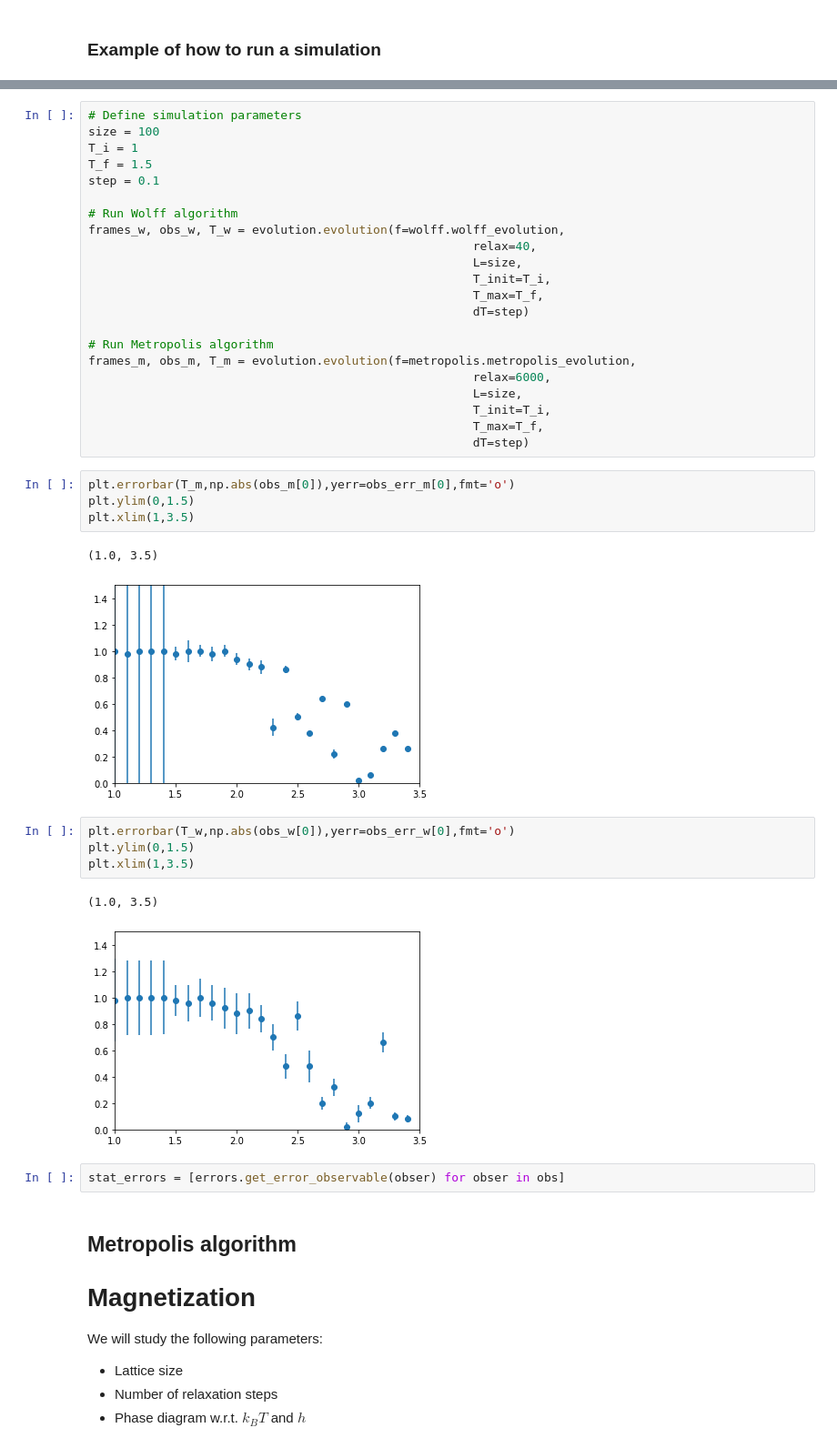
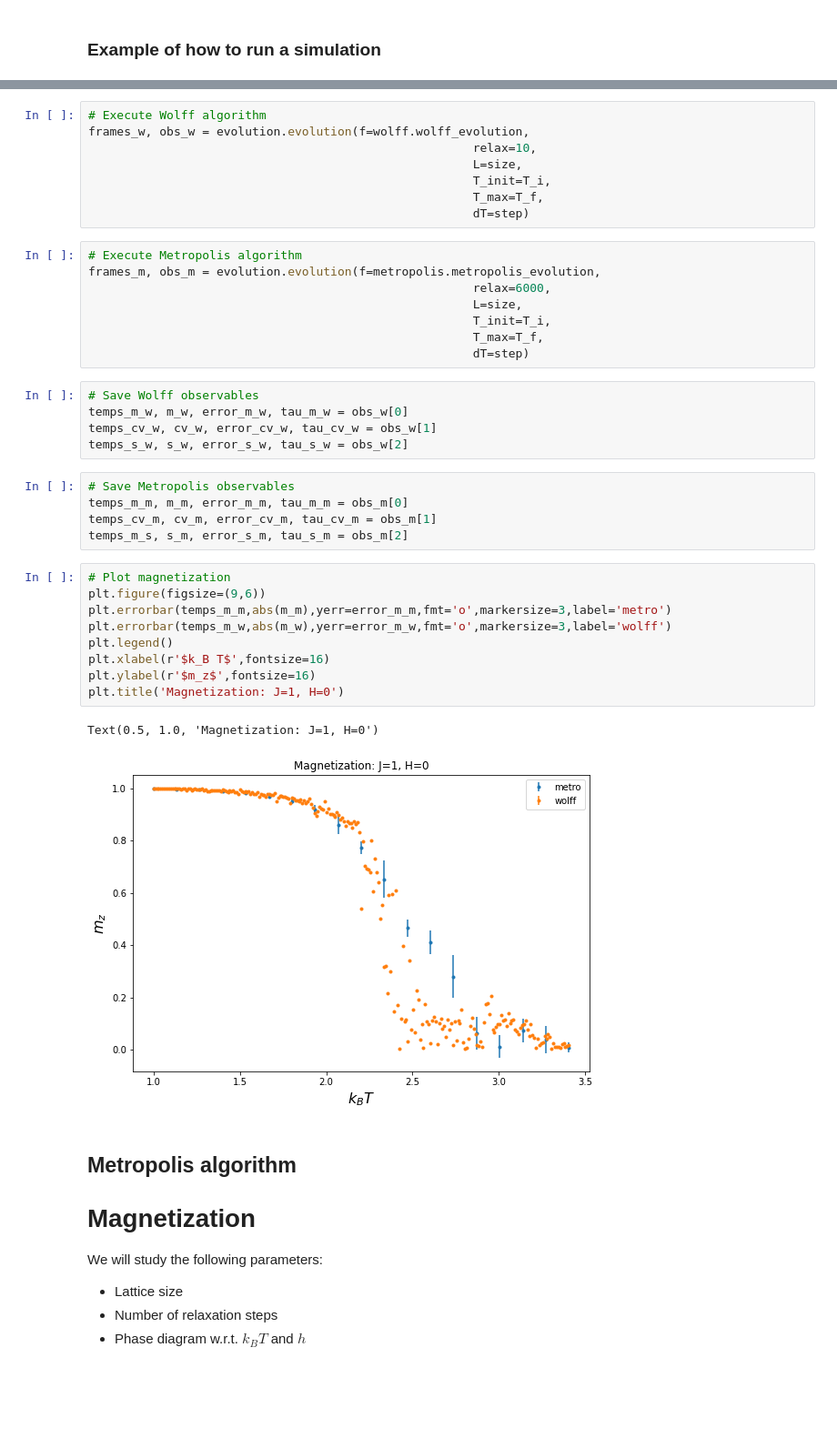
Before and after one commit to bernwo/AP3082-Ising-Model, a Jupyter notebook: scripts/results.ipynb, the cells around one changed output, grey strips where cells are left out. Shown at 91% size. Cells and saved outputs as stored; diff of their text form; blank space fills up the shorter version.

```diff
--- a/scripts/results.ipynb
+++ b/scripts/results.ipynb
@@ -15,41 +21,41 @@ sys.setrecursionlimit(10000000)
+# %%
+# Execute Wolff algorithm
+frames_w, obs_w = evolution.evolution(f=wolff.wolff_evolution,
+                                                      relax=10,
+                                                      L=size,
+                                                      T_init=T_i,
+                                                      T_max=T_f,
+                                                      dT=step)
 # %%
-# Define simulation parameters
-size = 100
-T_i = 1
-T_f = 1.5
-step = 0.1
-
-# Run Wolff algorithm
-frames_w, obs_w, T_w = evolution.evolution(f=wolff.wolff_evolution,
-                                                      relax=40,
-                                                      L=size,
-                                                      T_init=T_i,
-                                                      T_max=T_f,
-                                                      dT=step)
-
-# Run Metropolis algorithm
-frames_m, obs_m, T_m = evolution.evolution(f=metropolis.metropolis_evolution,
+# Execute Metropolis algorithm
+frames_m, obs_m = evolution.evolution(f=metropolis.metropolis_evolution,
                                                       relax=6000,
                                                       L=size,
                                                       T_init=T_i,
                                                       T_max=T_f,
                                                       dT=step)
-# %%
-plt.errorbar(T_m,np.abs(obs_m[0]),yerr=obs_err_m[0],fmt='o')
-plt.ylim(0,1.5)
-plt.xlim(1,3.5)
-# %% [output]
-(1.0, 3.5)
-[figure, removed]
-# %%
-plt.errorbar(T_w,np.abs(obs_w[0]),yerr=obs_err_w[0],fmt='o')
-plt.ylim(0,1.5)
-plt.xlim(1,3.5)
-# %% [output]
-(1.0, 3.5)
-[figure, removed]
-# %%
-stat_errors = [errors.get_error_observable(obser) for obser in obs]
+# %%
+# Save Wolff observables
+temps_m_w, m_w, error_m_w, tau_m_w = obs_w[0]
+temps_cv_w, cv_w, error_cv_w, tau_cv_w = obs_w[1]
+temps_s_w, s_w, error_s_w, tau_s_w = obs_w[2]
+# %%
+# Save Metropolis observables
+temps_m_m, m_m, error_m_m, tau_m_m = obs_m[0]
+temps_cv_m, cv_m, error_cv_m, tau_cv_m = obs_m[1]
+temps_m_s, s_m, error_s_m, tau_s_m = obs_m[2]
+# %%
+# Plot magnetization
+plt.figure(figsize=(9,6))
+plt.errorbar(temps_m_m,abs(m_m),yerr=error_m_m,fmt='o',markersize=3,label='metro')
+plt.errorbar(temps_m_w,abs(m_w),yerr=error_m_w,fmt='o',markersize=3,label='wolff')
+plt.legend()
+plt.xlabel(r'$k_B T$',fontsize=16)
+plt.ylabel(r'$m_z$',fontsize=16)
+plt.title('Magnetization: J=1, H=0')
+# %% [output]
+Text(0.5, 1.0, 'Magnetization: J=1, H=0')
+[figure, added]
 # %% [markdown]
 ## Metropolis algorithm
 # Magnetization
```
Also changed, not shown: parts of 25 cells of this notebook, 4 other files.
